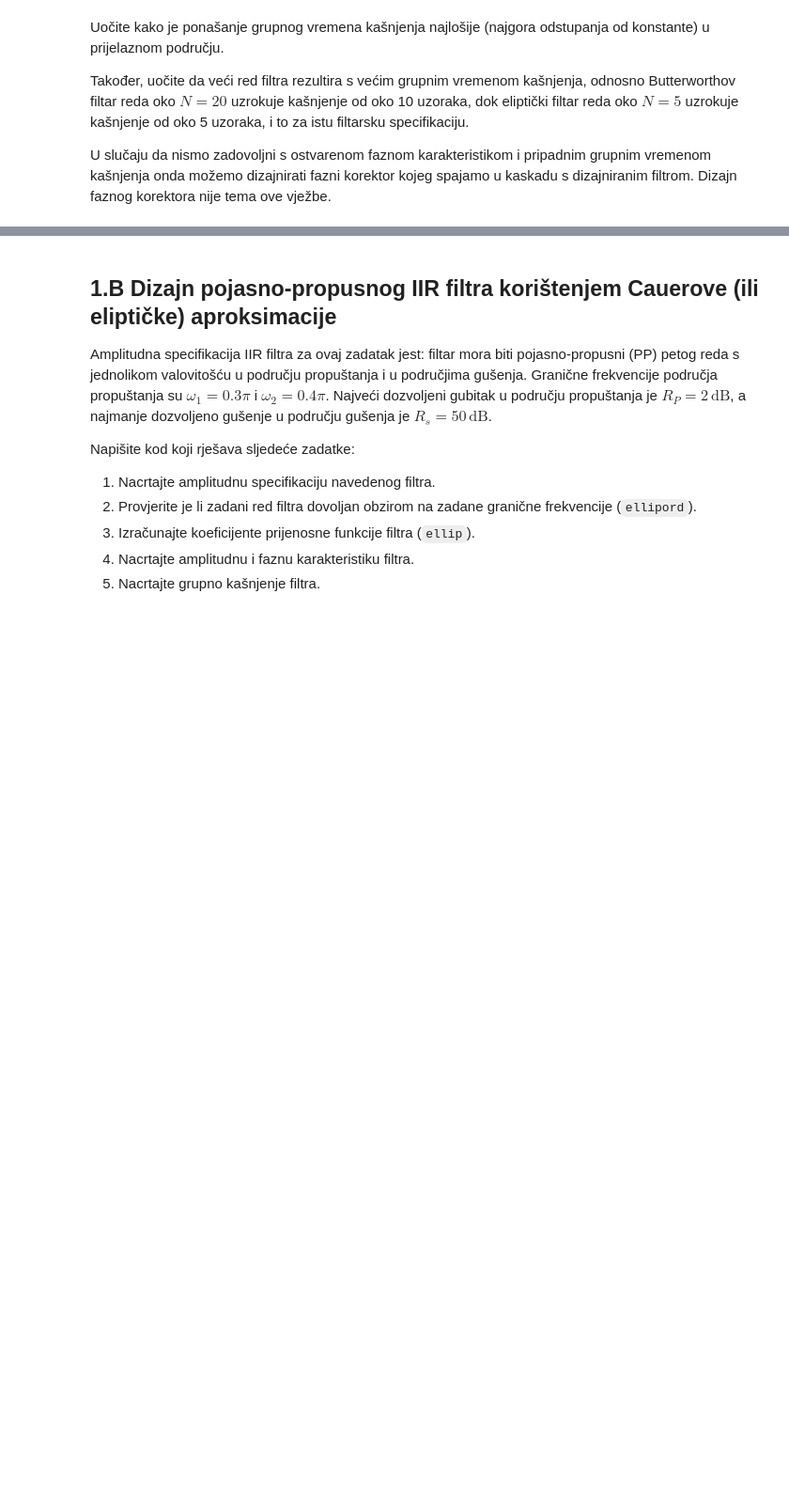
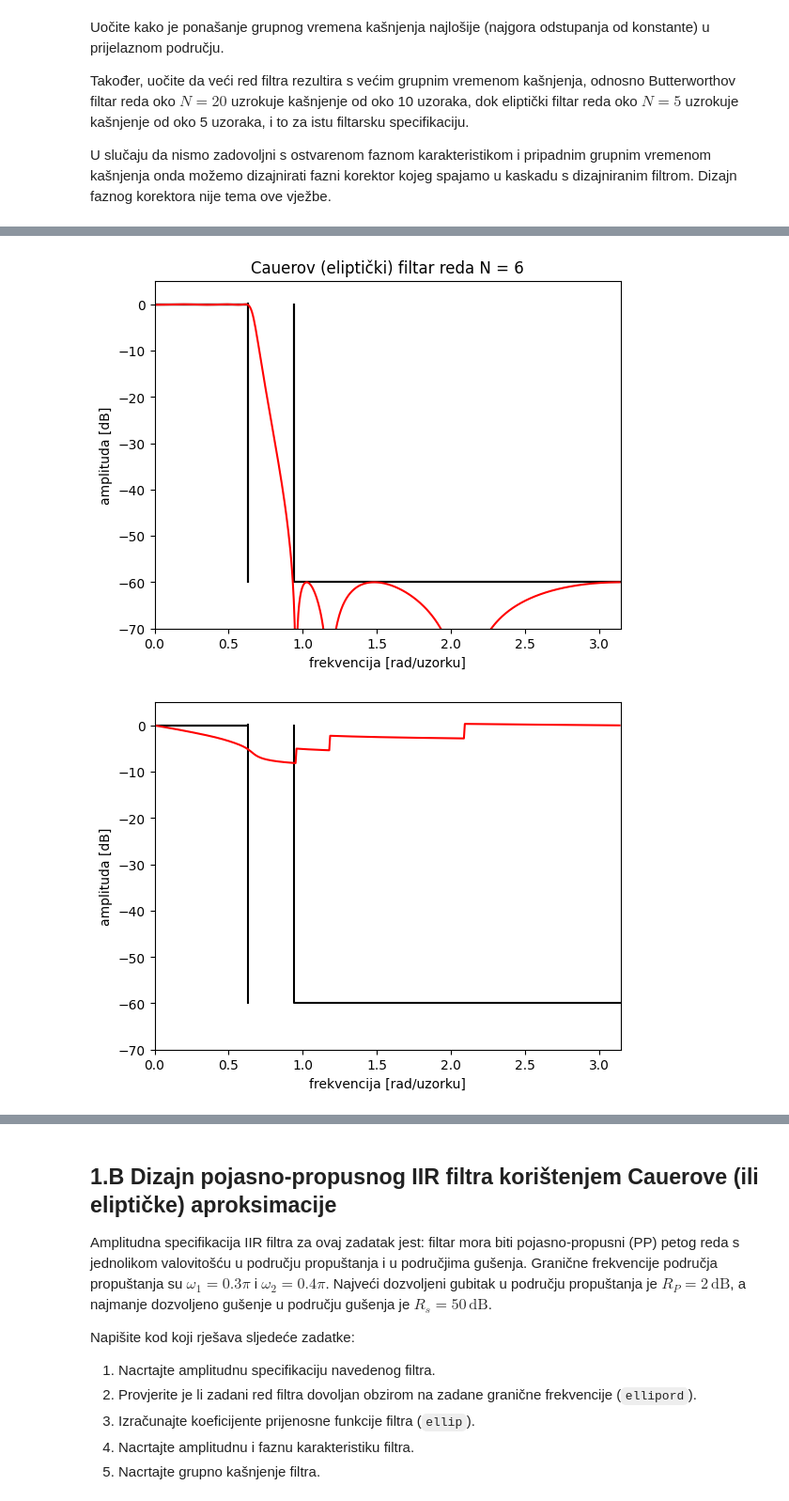
Before and after one commit to ciglenecki/fer-oos, a Jupyter notebook: 3-labs/5-lab/05_dizajn_iir_filtara.ipynb, the cells around one changed output, grey strips where cells are left out. Shown: that part at 94% size. Cells and saved outputs as stored; diff of their text form; code cells hidden in the pictures; blank space fills up the shorter version.

```diff
--- a/3-labs/5-lab/05_dizajn_iir_filtara.ipynb
+++ b/3-labs/5-lab/05_dizajn_iir_filtara.ipynb
@@ -383,0 +387,56 @@ Po potrebi slobodno dodajte onoliko polja za upis koda koliko vam treba.
+# %%
+def phase_plot(B, A):
+    W, H = freqz(B, A)
+    plot(W, unwrap(angle(H)), 'r')
+    xlabel('frekvencija [rad/uzorku]')
+    ylabel('amplituda [dB]')
+    axis([0, pi, -70, 5])
+
+# Područje propuštanja zadajemo normaliziranom graničnom frekvencijom Wp i navjećim dozvoljenim gubitkom Rp u dB
+Wp = 0.2;
+Rp = 0.1;
+
+# Područje gušenja zadajemo normaliziranom graničnom frekvencijom Ws i najmanjim dozvoljenim gušenjem Rs u dB
+Ws = 0.3;
+Rs = 60;
+
+# Pomoćna funkcija za crtanje amplitudne specifikacije
+
+# Nacrtaj amplitudnu specifikaciju kao horizontalne i vertikalne ograde
+figure(1);
+oos_NP_spec(Wp, Ws, Rp, Rs);
+title('Specifikacija filtra');
+xlabel('frekvencija [rad/uzorku]');
+ylabel('amplituda [dB]');
+
+# Dizajn filtra korištenjem Cauerove (eliptičke) aproksimacije
+N_e, Wn_e = ellipord(Wp, Ws, Rp, Rs);
+B_e, A_e = ellip(N_e, Rp, Rs, Wn_e, btype="lowpass");
+
+# Nacrtaj amplitudnu karakterisitku
+oos_amp_karak(B_e, A_e);
+title('Cauerov (eliptički) filtar reda N = ' + str(N_e));
+show()
+
+oos_NP_spec(Wp, Ws, Rp, Rs)
+phase_plot(B_e, A_e)
+show()
+
+zeros = roots (B_e)
+poles = roots (A_e)
+plot (real(zeros), imag(zeros), 'ko')
+plot (real(poles), imag(poles), 'kx')
+t = arange(0.0, 2*pi, 0.01)
+plot(sin(t), cos(t), 'b:')
+axis("equal")
+xlabel("realni dio")
+ylabel("imaginarni dio")
+show()
+
+# Cauerov (eliptički) filtar
+w, gd = group_delay((B_e, A_e));
+oos_grpdelay(w, gd);
+show()
+# %% [output]
+[figure, added]
+[figure, added]
```
Also changed, not shown: parts of 18 cells of this notebook, 25 other files.
